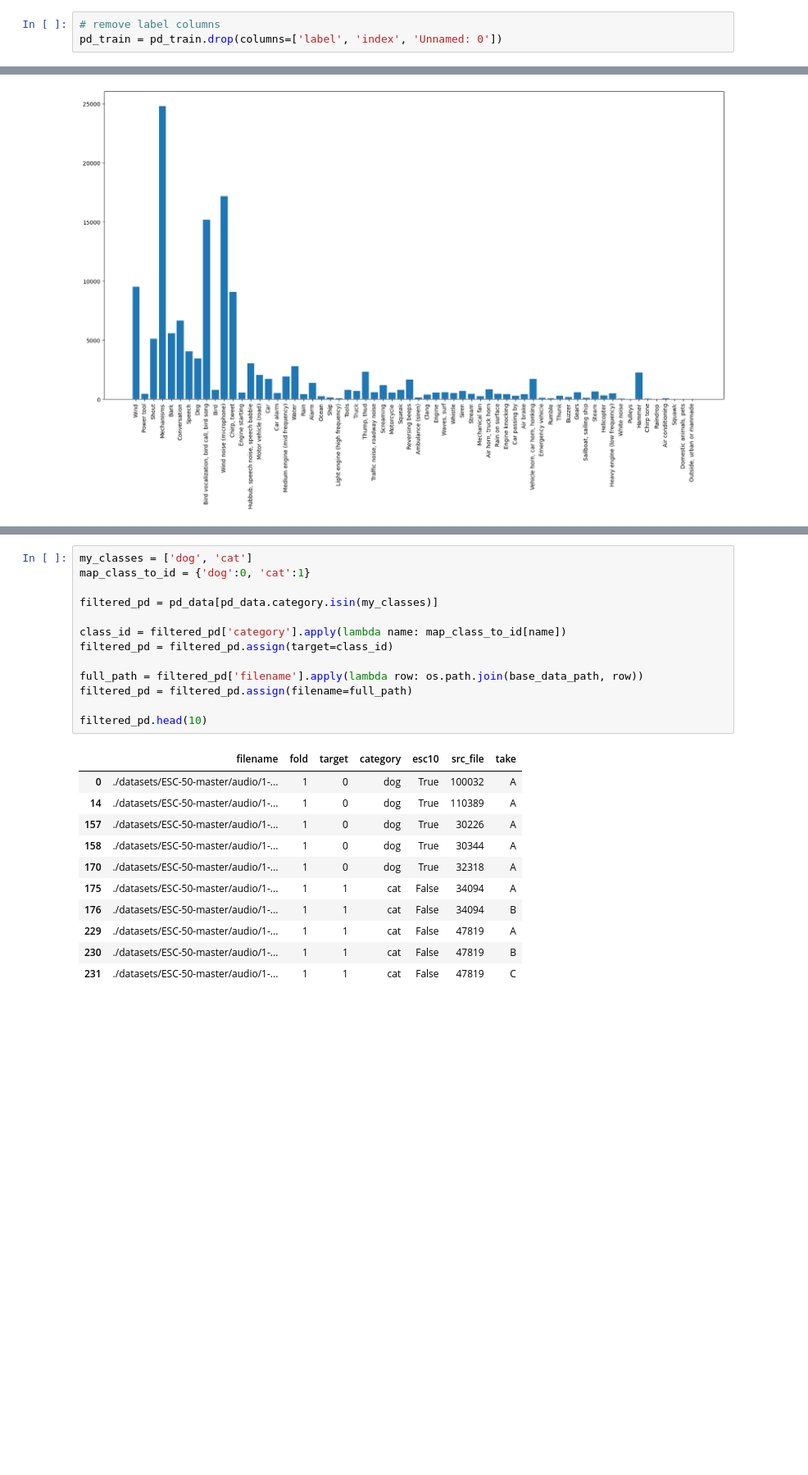
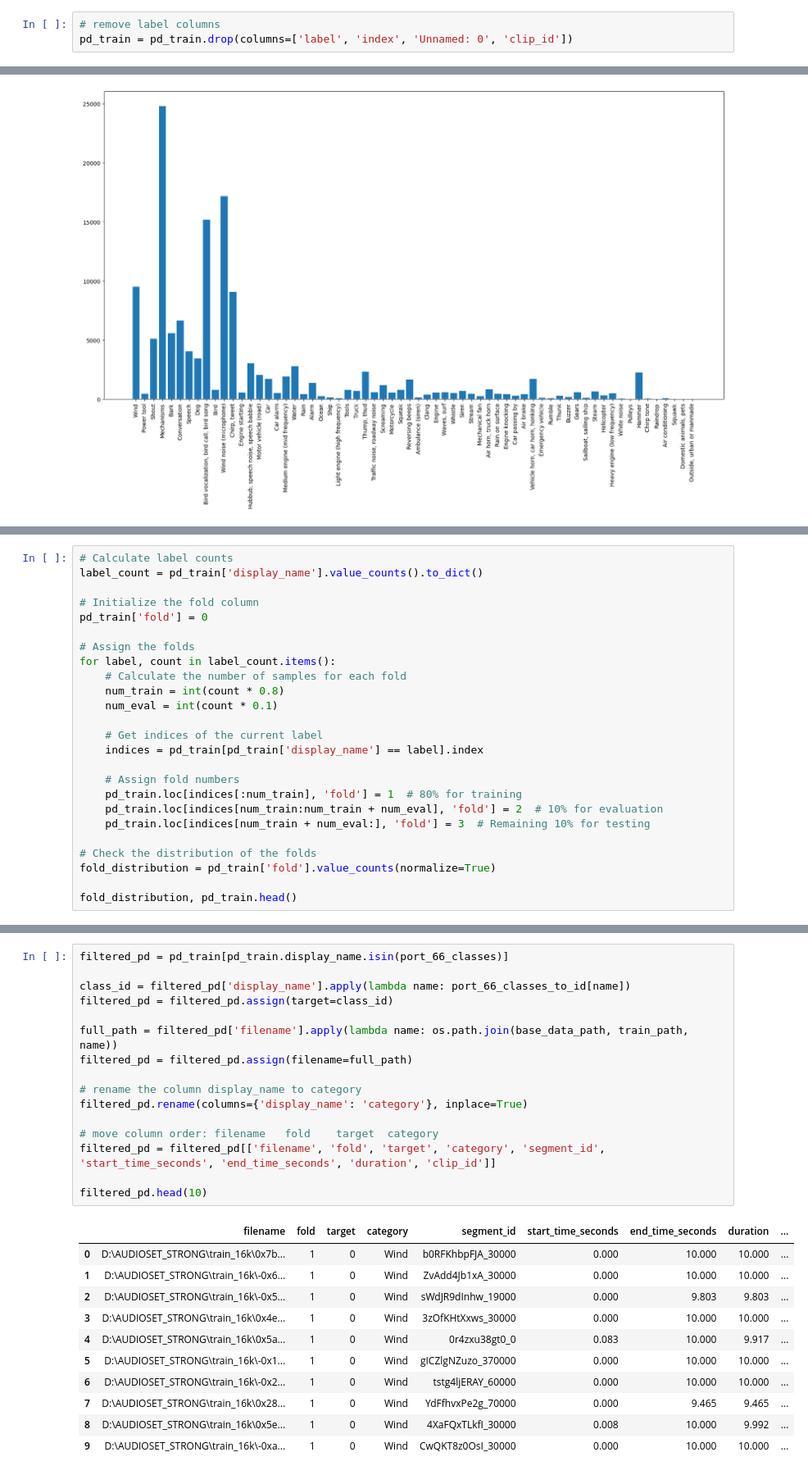
Before and after one commit to aacacustica/Audio_Processing, a Jupyter notebook: AI_Model/Fine-Tuning_Models/66_classes_port/transfer-learning-scratch/yamnet/transfer_learning_strong.ipynb, the cells around one changed output, grey strips where cells are left out. Shown at 82% size. Drawn from its saved outputs; the diff is of its cells as text; blank space fills up the shorter version.

Commit message:
Training!

```diff
--- a/AI_Model/Fine-Tuning_Models/66_classes_port/transfer-learning-scratch/yamnet/transfer_learning_strong.ipynb
+++ b/AI_Model/Fine-Tuning_Models/66_classes_port/transfer-learning-scratch/yamnet/transfer_learning_strong.ipynb
@@ -224,7 +224,7 @@ pd_train.head()
 | 4 | 314 | 0r4zxu38gt0_0 | 0.083 | 10.000 | /m/03m9d0z | 9.917 | 0x5a0670380b88cad7 | 0x5a0670380b88cad7.wav | ... |
 # %%
 # remove label columns
-pd_train = pd_train.drop(columns=['label', 'index', 'Unnamed: 0'])
+pd_train = pd_train.drop(columns=['label', 'index', 'Unnamed: 0', 'clip_id'])
 # %%
 pd_train.head()
 # %% [output]
@@ -455,0 +331,25 @@ pd_data_strong.head()
+# %%
+# Calculate label counts
+label_count = pd_train['display_name'].value_counts().to_dict()
+
+# Initialize the fold column
+pd_train['fold'] = 0
+
+# Assign the folds
+for label, count in label_count.items():
+    # Calculate the number of samples for each fold
+    num_train = int(count * 0.8)
+    num_eval = int(count * 0.1)
+
+    # Get indices of the current label
+    indices = pd_train[pd_train['display_name'] == label].index
+
+    # Assign fold numbers
+    pd_train.loc[indices[:num_train], 'fold'] = 1  # 80% for training
+    pd_train.loc[indices[num_train:num_train + num_eval], 'fold'] = 2  # 10% for evaluation
+    pd_train.loc[indices[num_train + num_eval:], 'fold'] = 3  # Remaining 10% for testing
+
+# Check the distribution of the folds
+fold_distribution = pd_train['fold'].value_counts(normalize=True)
+
+fold_distribution, pd_train.head()
@@ -516,25 +473,28 @@ Now that the data is stored in the `DataFrame`, apply some transformations:
 # %%
-my_classes = ['dog', 'cat']
-map_class_to_id = {'dog':0, 'cat':1}
+filtered_pd = pd_train[pd_train.display_name.isin(port_66_classes)]
 
-filtered_pd = pd_data[pd_data.category.isin(my_classes)]
-
-class_id = filtered_pd['category'].apply(lambda name: map_class_to_id[name])
+class_id = filtered_pd['display_name'].apply(lambda name: port_66_classes_to_id[name])
 filtered_pd = filtered_pd.assign(target=class_id)
 
-full_path = filtered_pd['filename'].apply(lambda row: os.path.join(base_data_path, row))
+full_path = filtered_pd['filename'].apply(lambda name: os.path.join(base_data_path, train_path, name))
 filtered_pd = filtered_pd.assign(filename=full_path)
 
+# rename the column display_name to category
+filtered_pd.rename(columns={'display_name': 'category'}, inplace=True)
+
+# move column order: filename	fold	target	category
+filtered_pd = filtered_pd[['filename', 'fold', 'target', 'category', 'segment_id', 'start_time_seconds', 'end_time_seconds', 'duration', 'clip_id']]
+
 filtered_pd.head(10)
 # %% [output]
-|  | filename | fold | target | category | esc10 | src_file | take |
-| 0 | ./datasets/ESC-50-master/audio/1-... | 1 | 0 | dog | True | 100032 | A |
-| 14 | ./datasets/ESC-50-master/audio/1-... | 1 | 0 | dog | True | 110389 | A |
-| 157 | ./datasets/ESC-50-master/audio/1-... | 1 | 0 | dog | True | 30226 | A |
-| 158 | ./datasets/ESC-50-master/audio/1-... | 1 | 0 | dog | True | 30344 | A |
-| 170 | ./datasets/ESC-50-master/audio/1-... | 1 | 0 | dog | True | 32318 | A |
-| 175 | ./datasets/ESC-50-master/audio/1-... | 1 | 1 | cat | False | 34094 | A |
-| 176 | ./datasets/ESC-50-master/audio/1-... | 1 | 1 | cat | False | 34094 | B |
-| 229 | ./datasets/ESC-50-master/audio/1-... | 1 | 1 | cat | False | 47819 | A |
-| 230 | ./datasets/ESC-50-master/audio/1-... | 1 | 1 | cat | False | 47819 | B |
-| 231 | ./datasets/ESC-50-master/audio/1-... | 1 | 1 | cat | False | 47819 | C |
+|  | filename | fold | target | category | segment_id | start_time_seconds | end_time_seconds | duration | ... |
+| 0 | D:\AUDIOSET_STRONG\train_16k\0x7b... | 1 | 0 | Wind | b0RFKhbpFJA_30000 | 0.000 | 10.000 | 10.000 | ... |
+| 1 | D:\AUDIOSET_STRONG\train_16k\-0x6... | 1 | 0 | Wind | ZvAdd4Jb1xA_30000 | 0.000 | 10.000 | 10.000 | ... |
+| 2 | D:\AUDIOSET_STRONG\train_16k\-0x5... | 1 | 0 | Wind | sWdJR9dInhw_19000 | 0.000 | 9.803 | 9.803 | ... |
+| 3 | D:\AUDIOSET_STRONG\train_16k\0x4e... | 1 | 0 | Wind | 3zOfKHtXxws_30000 | 0.000 | 10.000 | 10.000 | ... |
+| 4 | D:\AUDIOSET_STRONG\train_16k\0x5a... | 1 | 0 | Wind | 0r4zxu38gt0_0 | 0.083 | 10.000 | 9.917 | ... |
+| 5 | D:\AUDIOSET_STRONG\train_16k\-0x1... | 1 | 0 | Wind | gICZlgNZuzo_370000 | 0.000 | 10.000 | 10.000 | ... |
+| 6 | D:\AUDIOSET_STRONG\train_16k\-0x2... | 1 | 0 | Wind | tstg4ljERAY_60000 | 0.000 | 10.000 | 10.000 | ... |
+| 7 | D:\AUDIOSET_STRONG\train_16k\0x28... | 1 | 0 | Wind | YdFfhvxPe2g_70000 | 0.000 | 9.465 | 9.465 | ... |
+| 8 | D:\AUDIOSET_STRONG\train_16k\0x5e... | 1 | 0 | Wind | 4XaFQxTLkfI_30000 | 0.008 | 10.000 | 9.992 | ... |
+| 9 | D:\AUDIOSET_STRONG\train_16k\-0xa... | 1 | 0 | Wind | CwQKT8z0OsI_30000 | 0.000 | 10.000 | 10.000 | ... |
```
Also changed, not shown: parts of 41 cells of this notebook.
